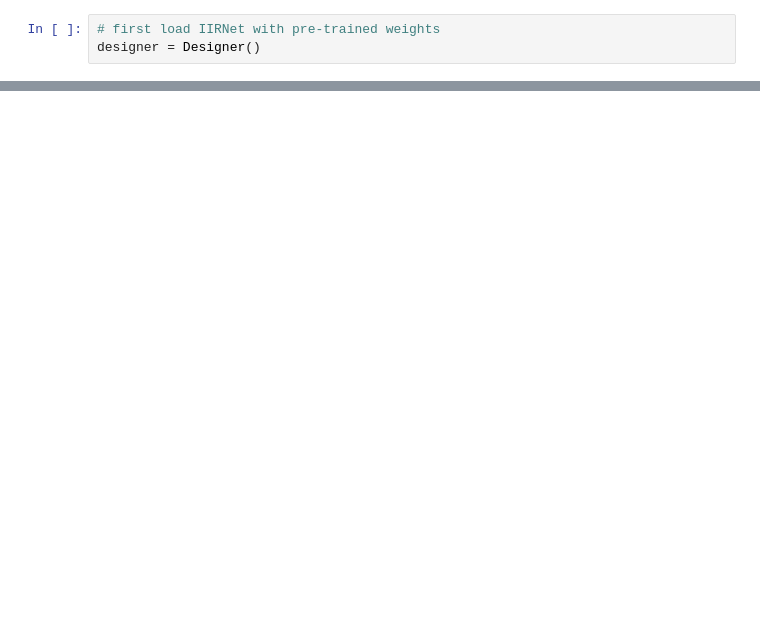
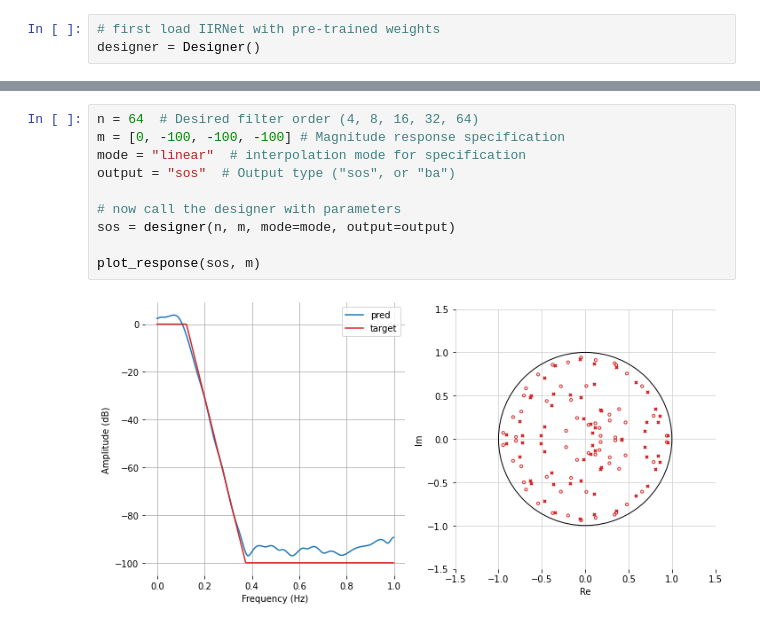
Before and after one commit to csteinmetz1/IIRNet, a Jupyter notebook: demos/demo.ipynb, the cells around one changed output, grey strips where cells are left out. Cells and saved outputs as stored; diff of their text form; blank space fills up the shorter version.

```diff
--- a/demos/demo.ipynb
+++ b/demos/demo.ipynb
@@ -87,3 +89,15 @@ plot_response(sos, m)
+# %%
+n = 64  # Desired filter order (4, 8, 16, 32, 64)
+m = [0, -100, -100, -100] # Magnitude response specification
+mode = "linear"  # interpolation mode for specification
+output = "sos"  # Output type ("sos", or "ba")
+
+# now call the designer with parameters
+sos = designer(n, m, mode=mode, output=output)
+
+plot_response(sos, m)
+# %% [output]
+[figure, added]
 # %%
 n = 16  # Desired filter order (4, 8, 16, 32, 64)
 m = 12 * np.sin(2 * np.pi * np.linspace(0,2*np.pi, num=512*4))  # Magnitude response specification
```
Also changed, not shown: parts of 7 cells of this notebook, 6 other files.
